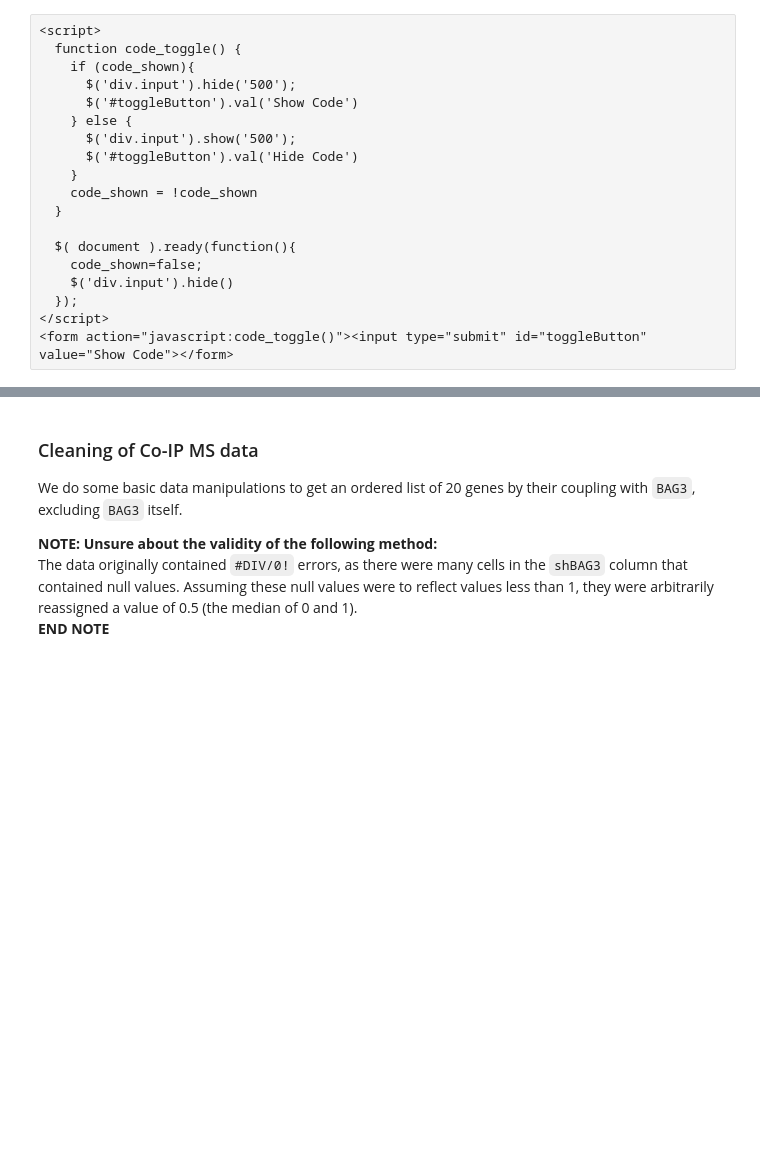
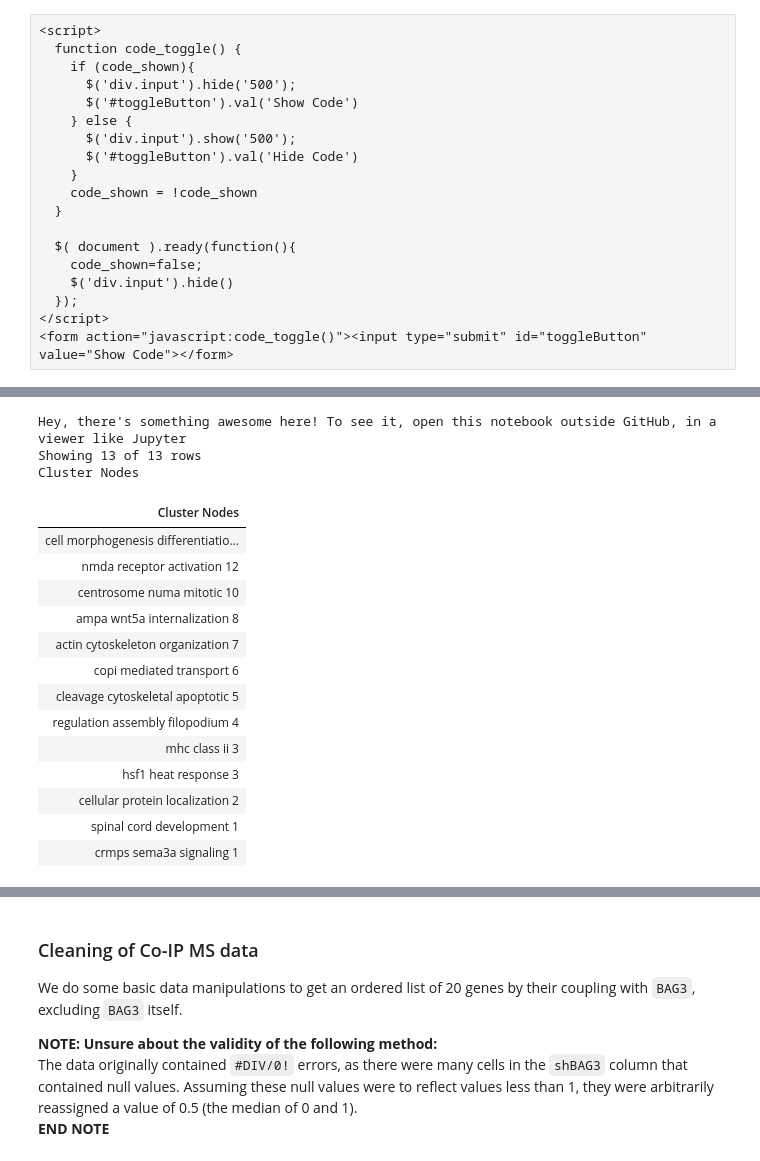
Before and after one commit to eturkes/bag3-co-ip, a Jupyter notebook: BAG3-co-ip/BAG3-co-ip.ipynb, the cells around one changed output, grey strips where cells are left out. Saved outputs shown, nothing was run; the diff lists cells and outputs as text; code cells hidden in the pictures; blank space fills up the shorter version.

```diff
--- a/BAG3-co-ip/BAG3-co-ip.ipynb
+++ b/BAG3-co-ip/BAG3-co-ip.ipynb
@@ -60,0 +74,23 @@ import pixiedust
+# %%
+body = client_75340283764447f99797650de21e6211.get_object(Bucket='bag3coip-donotdelete-pr-wlavvdgoryxgjb',Key='gprofiler_results_1098171732465_autoannotate.csv')['Body']
+if not hasattr(body, "__iter__"): body.__iter__ = types.MethodType( __iter__, body )
+gprofiler_df = pd.read_csv(body)
+display(gprofiler_df)
+# %% [output]
+Hey, there's something awesome here! To see it, open this notebook outside GitHub, in a viewer like Jupyter
+Showing 13 of 13 rows
+Cluster Nodes
+| Cluster Nodes |
+| cell morphogenesis differentiatio... |
+| nmda receptor activation 12 |
+| centrosome numa mitotic 10 |
+| ampa wnt5a internalization 8 |
+| actin cytoskeleton organization 7 |
+| copi mediated transport 6 |
+| cleavage cytoskeletal apoptotic 5 |
+| regulation assembly filopodium 4 |
+| mhc class ii 3 |
+| hsf1 heat response 3 |
+| cellular protein localization 2 |
+| spinal cord development 1 |
+| crmps sema3a signaling 1 |
```
Also changed, not shown: parts of 11 cells of this notebook.
